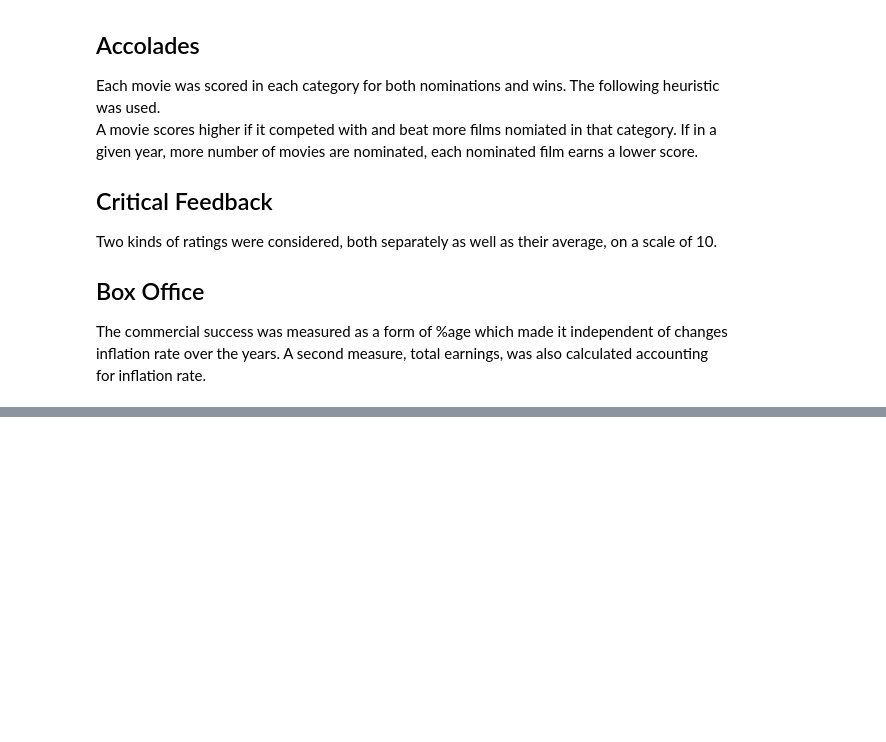
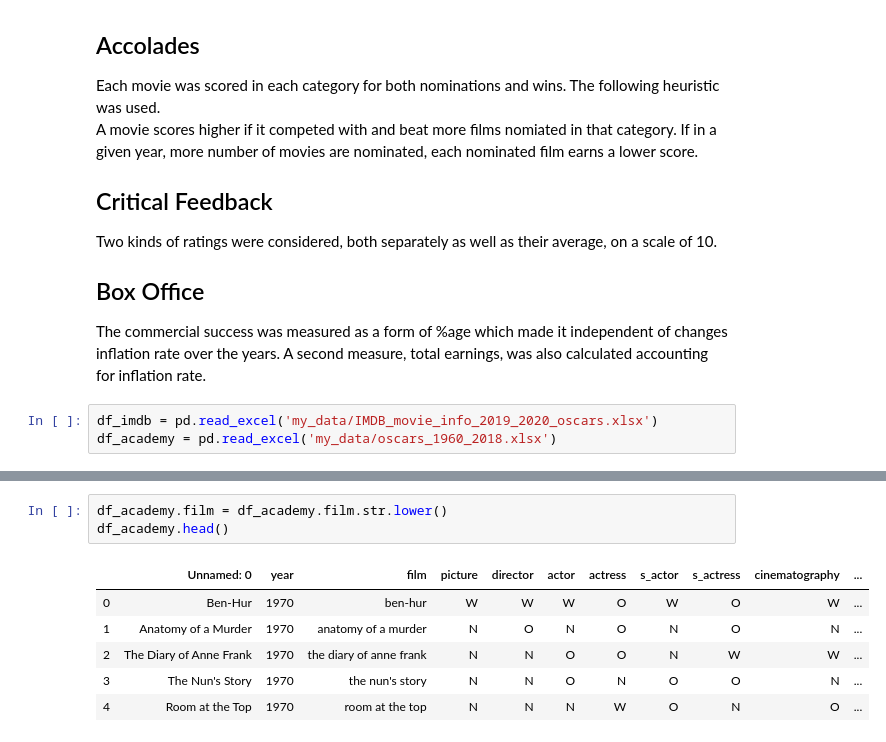
Before and after one commit to ronsg83/Capstone-1, a Jupyter notebook: Data_Acquisition.ipynb, the cells around one changed output, grey strips where cells are left out. Drawn from its saved outputs; the diff is of its cells as text; blank space fills up the shorter version.

```diff
--- a/Data_Acquisition.ipynb
+++ b/Data_Acquisition.ipynb
@@ -556,3 +775,6 @@ Two kinds of ratings were considered, both separately as well as their average,
 
 ## Box Office
 The commercial success was measured as a form of %age which made it independent of changes inflation rate over the years. A second measure, total earnings, was also calculated accounting for inflation rate.
+# %%
+df_imdb = pd.read_excel('my_data/IMDB_movie_info_2019_2020_oscars.xlsx')
+df_academy = pd.read_excel('my_data/oscars_1960_2018.xlsx')
@@ -558,0 +791,10 @@ The commercial success was measured as a form of %age which made it independent
+# %%
+df_academy.film = df_academy.film.str.lower()
+df_academy.head()
+# %% [output]
+|  | Unnamed: 0 | year | film | picture | director | actor | actress | s_actor | s_actress | cinematography | ... |
+| 0 | Ben-Hur | 1970 | ben-hur | W | W | W | O | W | O | W | ... |
+| 1 | Anatomy of a Murder | 1970 | anatomy of a murder | N | O | N | O | N | O | N | ... |
+| 2 | The Diary of Anne Frank | 1970 | the diary of anne frank | N | N | O | O | N | W | W | ... |
+| 3 | The Nun's Story | 1970 | the nun's story | N | N | O | N | O | O | N | ... |
+| 4 | Room at the Top | 1970 | room at the top | N | N | N | W | O | N | O | ... |
```
Also changed, not shown: parts of 37 cells of this notebook.
